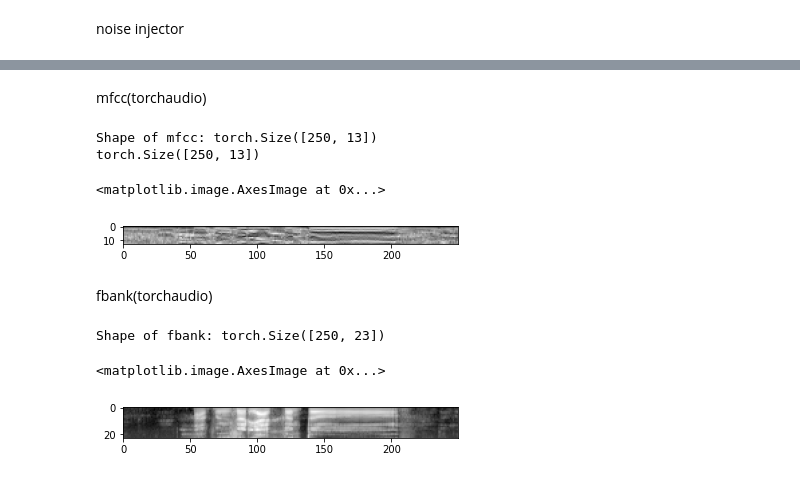
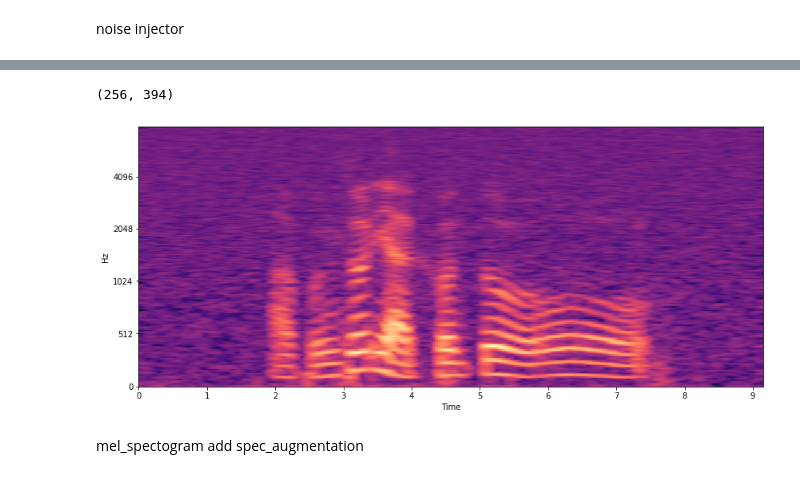
Before and after one commit to whdid502/stt_model_project, a Jupyter notebook: feature_extraction_mfcc.ipynb, the cells around one changed output, grey strips where cells are left out. Saved outputs shown, nothing was run; the diff lists cells and outputs as text; code cells hidden in the pictures.

Commit message:
pcm to mfcc

```diff
--- a/feature_extraction_mfcc.ipynb
+++ b/feature_extraction_mfcc.ipynb
@@ -94,10 +106,11 @@ ipd.Audio(data, rate=22050)
 # %% [markdown]
 noise injector
 # %%
-wn = np.random.randn(len(data))
-data_wn = data + 0.005*wn
+wn = np.random.randn(len(data2))
+data_wn = data2 + 0.005*wn
 plot_time_series(data_wn)
-ipd.Audio(data_wn, rate=22050)
+
 print(data_wn)
 print(data_wn.shape)
+ipd.Audio(data_wn, rate=16000)
 # %% [output]
@@ -148,7 +124,8 @@ print(mfcc.shape)
 # %%
+# audio, sr = librosa.load('/content/drive/My Drive/googledrive/feature_test/KsponSpeech_000001.wav')
 
-sample = '/content/drive/My Drive/googledrive/feature_test/KsponSpeech_000002.wav'
-AudioData = namedtuple('AudioData', ['sig', 'sr'])
-audio = AudioData(*torchaudio.load(sample))
-audio
+audio = data_wn
+sr = 16000
+print(audio)
+print(sr)
 # %% [output]
@@ -341,28 +135,11 @@ params = {
-# %% [markdown]
-mfcc(torchaudio)
-# %%
-mfcc = torchaudio.compliance.kaldi.mfcc(waveform, **params)
-
-print("Shape of mfcc: {}".format(mfcc.size()))
-
-print(mfcc.shape)
-plt.figure()
-plt.imshow(mfcc.t().numpy(), cmap='gray')
-# %% [output]
-Shape of mfcc: torch.Size([250, 13])
-torch.Size([250, 13])
-<matplotlib.image.AxesImage at 0x...>
-[figure, removed]
-# %% [markdown]
-fbank(torchaudio)
-# %%
-fbank = torchaudio.compliance.kaldi.fbank(waveform, **params)
-
-print("Shape of fbank: {}".format(fbank.size()))
-
-plt.figure()
-plt.imshow(fbank.t().numpy(), cmap='gray')
-# %% [output]
-Shape of fbank: torch.Size([250, 23])
-<matplotlib.image.AxesImage at 0x...>
-[figure, removed]
+# %%
+mel_spectrogram = librosa.feature.melspectrogram(y=audio, sr=sr, n_mels=256, hop_length=128, fmax=8000)
+# %%
+plt.figure(figsize=(14, 6))
+librosa.display.specshow(librosa.power_to_db(mel_spectrogram, ref=np.max), x_axis='time', y_axis='mel', fmax=8000)
+print(mel_spectrogram.shape)
+# %% [output]
+(256, 394)
+[figure, added]
+# %% [markdown]
+mel_spectogram add spec_augmentation
```
Also changed, not shown: parts of 44 cells of this notebook.
